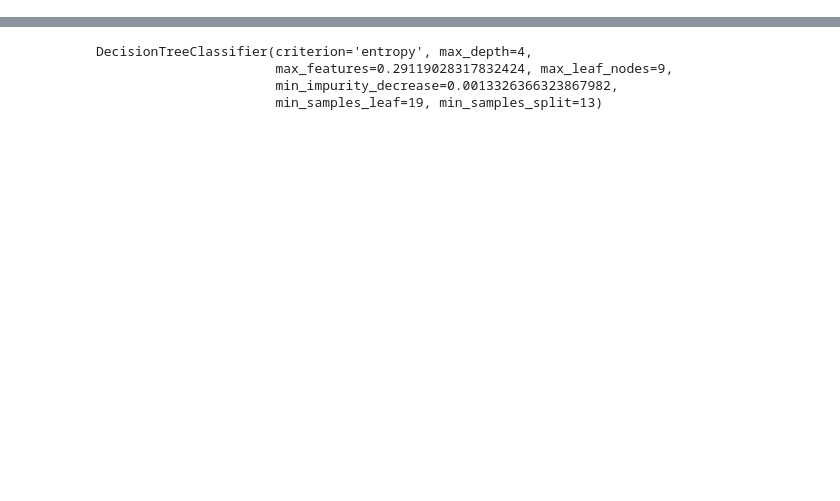
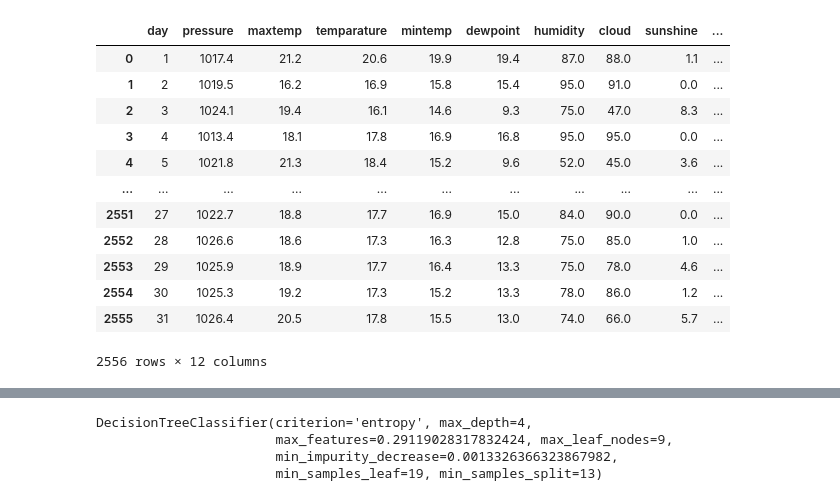
Before and after one commit to rospeltof/Rainfall-Prediction, a Jupyter notebook: exploration.ipynb, the cells around one changed output, grey strips where cells are left out. Cells and saved outputs as stored; diff of their text form; code cells hidden in the pictures; blank space fills up the shorter version.

```diff
--- a/exploration.ipynb
+++ b/exploration.ipynb
@@ -28,3 +41,19 @@ sample_submission = pd.read_csv(sample_submission_path)
+# %%
+raw_train_data
+# %% [output]
+|  | day | pressure | maxtemp | temparature | mintemp | dewpoint | humidity | cloud | sunshine | ... |
+| 0 | 1 | 1017.4 | 21.2 | 20.6 | 19.9 | 19.4 | 87.0 | 88.0 | 1.1 | ... |
+| 1 | 2 | 1019.5 | 16.2 | 16.9 | 15.8 | 15.4 | 95.0 | 91.0 | 0.0 | ... |
+| 2 | 3 | 1024.1 | 19.4 | 16.1 | 14.6 | 9.3 | 75.0 | 47.0 | 8.3 | ... |
+| 3 | 4 | 1013.4 | 18.1 | 17.8 | 16.9 | 16.8 | 95.0 | 95.0 | 0.0 | ... |
+| 4 | 5 | 1021.8 | 21.3 | 18.4 | 15.2 | 9.6 | 52.0 | 45.0 | 3.6 | ... |
+| ... | ... | ... | ... | ... | ... | ... | ... | ... | ... | ... |
+| 2551 | 27 | 1022.7 | 18.8 | 17.7 | 16.9 | 15.0 | 84.0 | 90.0 | 0.0 | ... |
+| 2552 | 28 | 1026.6 | 18.6 | 17.3 | 16.3 | 12.8 | 75.0 | 85.0 | 1.0 | ... |
+| 2553 | 29 | 1025.9 | 18.9 | 17.7 | 16.4 | 13.3 | 75.0 | 78.0 | 4.6 | ... |
+| 2554 | 30 | 1025.3 | 19.2 | 17.3 | 15.2 | 13.3 | 78.0 | 86.0 | 1.2 | ... |
+| 2555 | 31 | 1026.4 | 20.5 | 17.8 | 15.5 | 13.0 | 74.0 | 66.0 | 5.7 | ... |
+2556 rows × 12 columns
 # %%
 print(raw_train_data.shape)
 raw_train_data.head()
```
Also changed, not shown: parts of 8 cells of this notebook, 4 other files.
